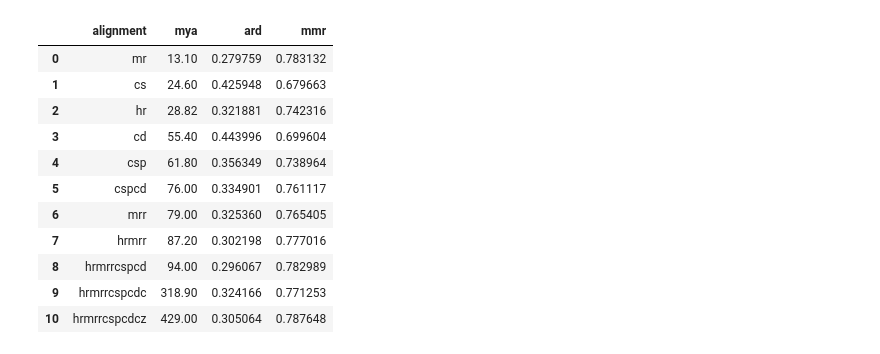
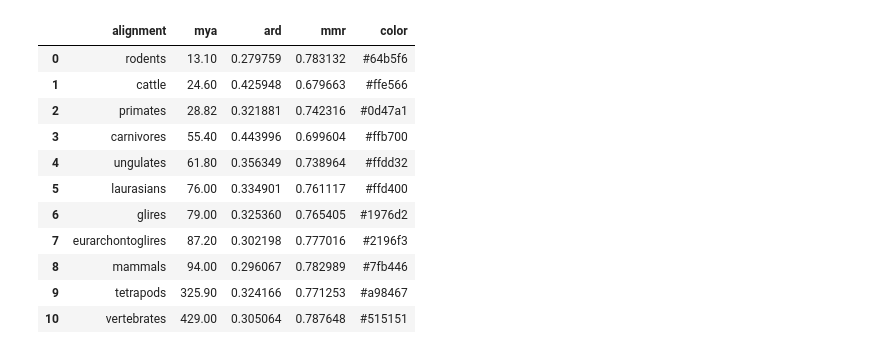
Before and after one commit to fapatalano/TAD_evolutionary_analysis, a Jupyter notebook: check_tad_number_conservation.ipynb, the cells around one changed output. Cells and saved outputs as stored; diff of their text form; code cells hidden in the pictures.

```diff
--- a/check_tad_number_conservation.ipynb
+++ b/check_tad_number_conservation.ipynb
@@ -16,4 +13,6 @@ round(0.004331445440463684,4)
 # %%
 sns.set_style("whitegrid")
 sns.set_context("paper")
+# %%
+div_time = {'mr': 13.10, 'cs': 24.60,'hr': 28.82, 'cd': 55.4, 'csp': 61.8,'cspcd': 76.0,'mrr': 79.0,  'hrmrr': 87.2, 'hrmrrcspcd': 94.0, 'hrmrrcspcdc': 325.9, 'hrmrrcspcdcz': 429.0}
 # %%
@@ -31,22 +32,6 @@ colors = {'mr': "#033270",
           }
 
 colors_sorted = {i:colors[i] for i in colors.keys() }
-# %%
-# div_time = {'mrr': 13.10, 'cs': 24.60}
-div_time = {'mr': 13.10, 'cs': 24.60,'hr': 28.82, 'cd': 55.4, 'csp': 61.8,'cspcd': 76.0,'mrr': 79.0,  'hrmrr': 87.2, 'hrmrrcspcd': 94.0, 'hrmrrcspcdc': 318.9, 'hrmrrcspcdcz': 429.0}
-alignment_code_to_species_legend = {
-    'mr': 'Mouse/Rat',
-    'cs': 'Cow/Sheep',
-    'hr': 'Human/Rhesus',
-    'cd': 'Cat/Dog',
-    'csp': 'Pig/Cow/Sheep',
-    'cspcd': 'Pig/Cow/Sheep/Dog/Cat',
-    'mrr': 'Mouse/Rabbit/Rat',
-    'hrmrr': 'Human/Mouse/Rhesus/Rabbit/Rat',
-    'hrmrrcspcd': 'Mammals',
-    'hrmrrcspcdc': 'Mammals/Chicken',
-    'hrmrrcspcdcz': 'Mammals/Chicken/Zebrafish'
-}
 # %%
 def get_code_conversion(code):
     alignment_code_to_species = {'hr':          'human;rhesus',
@@ -183,46 +169,50 @@ outer_pbar = tqdm(div_time.keys(),position=0, leave=True,colour='blue')
 # outer_pbar = tqdm(['hr'],position=0, leave=True,colour='blue')
 
 for aln in outer_pbar:
-# for aln in outer_pbar:
     outer_pbar.set_description(f'Processing Alignments - {aln}')
     species = get_code_conversion(aln).split(';')
     sb_coord = get_sb_len(species,aln)
     tad_sb_list,tad_sb_coord_list = get_tad_in_sb(species, aln,sb_coord)
     tad_sb_df = pd.concat(tad_sb_list, axis=0)
     # tad_sb_df.aln = tad_sb_df.aln.apply(lambda x: "sb_{}".format(int(x.split("Alignment")[1])))
     tad_sb_df.sort_values(by='aln', inplace=True)
 
-    # print(tad_sb_df.loc[tad_sb_df.aln.isin(['Alignment24'])])
+    # print(tad_sb_df.loc[tad_sb_df.aln.isin(['Alignment12','Alignment84'])])
     comb = list(combinations(species, 2))
     ard = calculate_average_relative_difference(tad_sb_df, comb)
 
     mmr = get_avg_min_max(tad_sb_df,comb)
     count_comparison.append([aln, div_time[aln], ard , mmr])
 
     random_ard = []
     random_mmr = []
 
-    for _ in range(1):
+    for _ in range(100):
         rdm_ard = calculate_average_relative_difference(tad_sb_df, comb,shuffle=True)
         rdm_mmr = get_avg_min_max(tad_sb_df, comb,shuffle=True)
         random_ard.append(rdm_ard)
         random_mmr.append(rdm_mmr)
 
     rdm_count_comparison.append([aln, div_time[aln], np.mean(random_ard) , np.mean(random_mmr),random_ard,random_mmr])
 
+species_mapping = {'hr':'primates','mr':'rodents','cs':'cattle','cd':'carnivores','csp':'ungulates','cspcd':'laurasians','mrr':'glires','hrmrr':'eurarchontoglires','hrmrrcspcd':'mammals','hrmrrcspcdc':'tetrapods',"hrmrrcspcdcz":"vertebrates"}
+
 count_comparison_df = pd.DataFrame(count_comparison, columns=['alignment', 'mya', 'ard', 'mmr'])
 rdm_count_comparison_df = pd.DataFrame(rdm_count_comparison, columns=['alignment', 'mya', 'ard', 'mmr',"ard_distr","mmr_distr"])
+rdm_count_comparison_df["alignment"] = rdm_count_comparison_df["alignment"].replace(species_mapping)
+count_comparison_df["alignment"] = count_comparison_df["alignment"].replace(species_mapping)
+count_comparison_df["color"] = count_comparison_df["alignment"].map(colors)
 count_comparison_df
 # %% [output]
-|  | alignment | mya | ard | mmr |
-| 0 | mr | 13.10 | 0.279759 | 0.783132 |
-| 1 | cs | 24.60 | 0.425948 | 0.679663 |
-| 2 | hr | 28.82 | 0.321881 | 0.742316 |
-| 3 | cd | 55.40 | 0.443996 | 0.699604 |
-| 4 | csp | 61.80 | 0.356349 | 0.738964 |
-| 5 | cspcd | 76.00 | 0.334901 | 0.761117 |
-| 6 | mrr | 79.00 | 0.325360 | 0.765405 |
-| 7 | hrmrr | 87.20 | 0.302198 | 0.777016 |
-| 8 | hrmrrcspcd | 94.00 | 0.296067 | 0.782989 |
-| 9 | hrmrrcspcdc | 318.90 | 0.324166 | 0.771253 |
-| 10 | hrmrrcspcdcz | 429.00 | 0.305064 | 0.787648 |
+|  | alignment | mya | ard | mmr | color |
+| 0 | rodents | 13.10 | 0.279759 | 0.783132 | #64b5f6 |
+| 1 | cattle | 24.60 | 0.425948 | 0.679663 | #ffe566 |
+| 2 | primates | 28.82 | 0.321881 | 0.742316 | #0d47a1 |
+| 3 | carnivores | 55.40 | 0.443996 | 0.699604 | #ffb700 |
+| 4 | ungulates | 61.80 | 0.356349 | 0.738964 | #ffdd32 |
+| 5 | laurasians | 76.00 | 0.334901 | 0.761117 | #ffd400 |
+| 6 | glires | 79.00 | 0.325360 | 0.765405 | #1976d2 |
+| 7 | eurarchontoglires | 87.20 | 0.302198 | 0.777016 | #2196f3 |
+| 8 | mammals | 94.00 | 0.296067 | 0.782989 | #7fb446 |
+| 9 | tetrapods | 325.90 | 0.324166 | 0.771253 | #a98467 |
+| 10 | vertebrates | 429.00 | 0.305064 | 0.787648 | #515151 |
```
Also changed, not shown: parts of 27 cells of this notebook.
